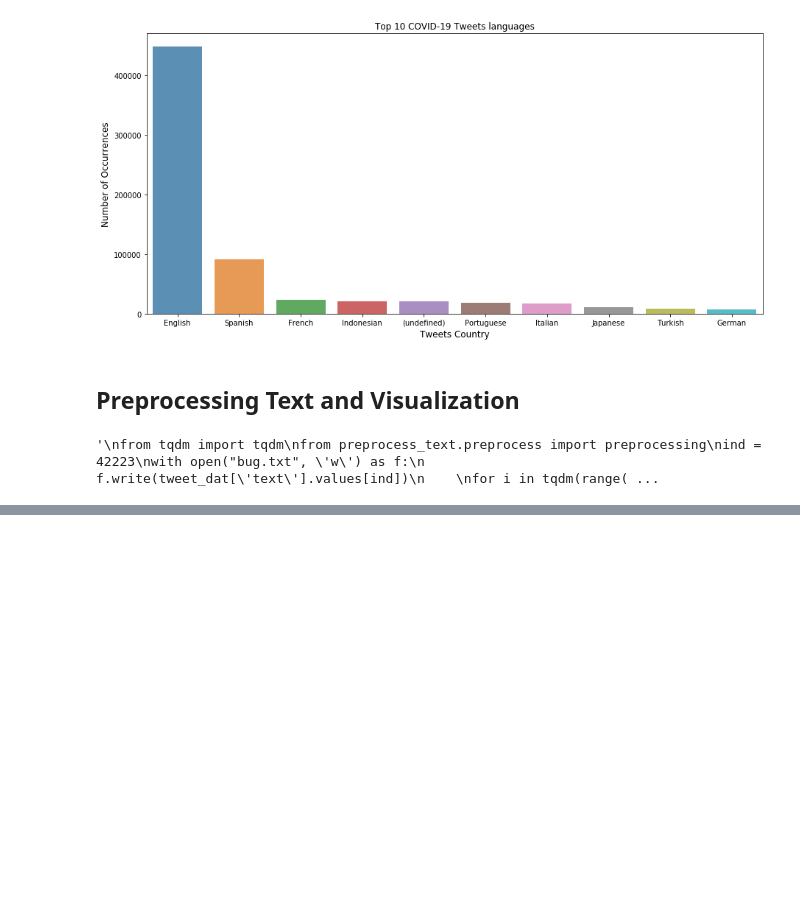
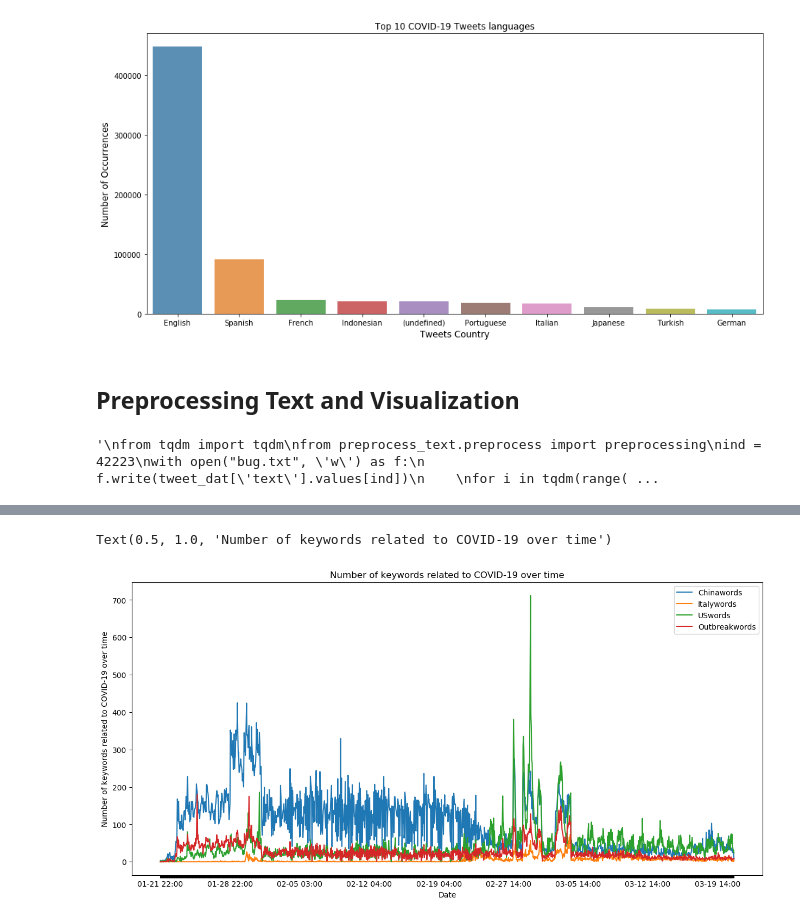
Before and after one commit to DavidYQY/COVID-19-Prediction, a Jupyter notebook: twitter_data/twitter_ts_analysis.ipynb, the cells around one changed output, grey strips where cells are left out. Drawn from its saved outputs; the diff is of its cells as text; code cells hidden in the pictures; blank space fills up the shorter version.

```diff
--- a/twitter_data/twitter_ts_analysis.ipynb
+++ b/twitter_data/twitter_ts_analysis.ipynb
@@ -201,0 +272,17 @@ Name: preprocess_text, Length: 1385, dtype: int64
+# %%
+dates = list(dat['str_date'])
+dates_ticks = [dates[i] if i % (24*7) == 0 else '' for i in range(len(dates))]
+
+f, ax = plt.subplots(1,1, figsize=(15,7))
+cols = ['Chinawords','Italywords','USwords','Outbreakwords']
+for col in cols:
+    ax.plot(dates, dat[col], label=col)
+
+ax.set_xlabel('Date')
+ax.set_ylabel('Number of keywords related to COVID-19 over time')
+ax.set_xticklabels(dates_ticks)
+ax.legend()
+ax.set_title('Number of keywords related to COVID-19 over time')
+# %% [output]
+Text(0.5, 1.0, 'Number of keywords related to COVID-19 over time')
+[figure, added]
```
Also changed, not shown: parts of 12 cells of this notebook, 11 other files.
